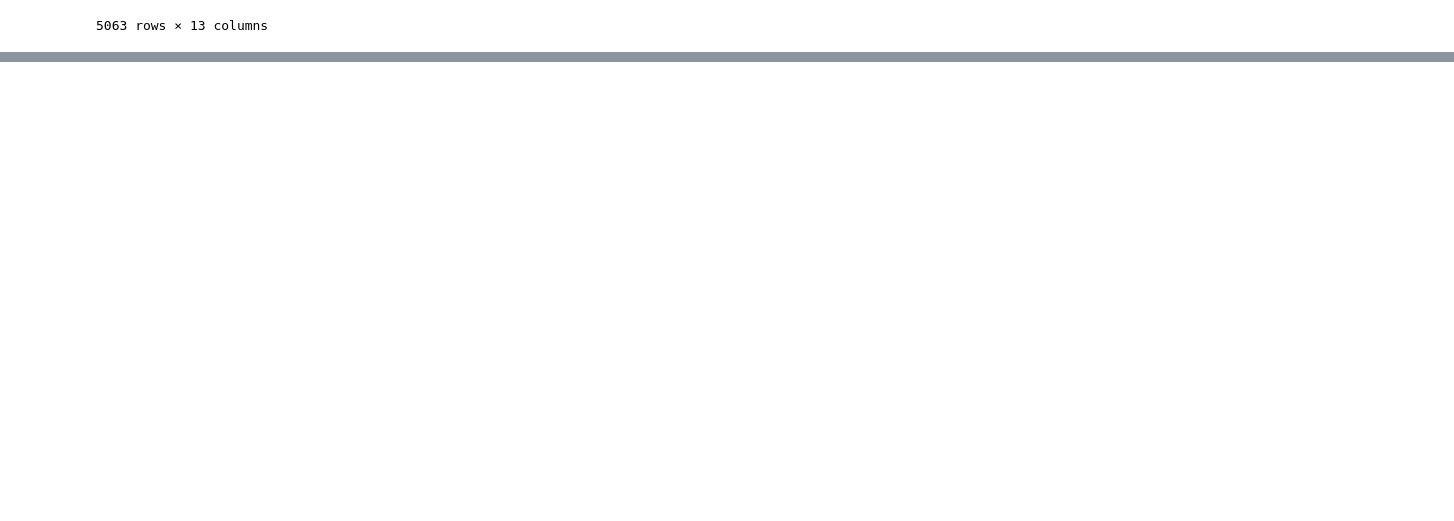
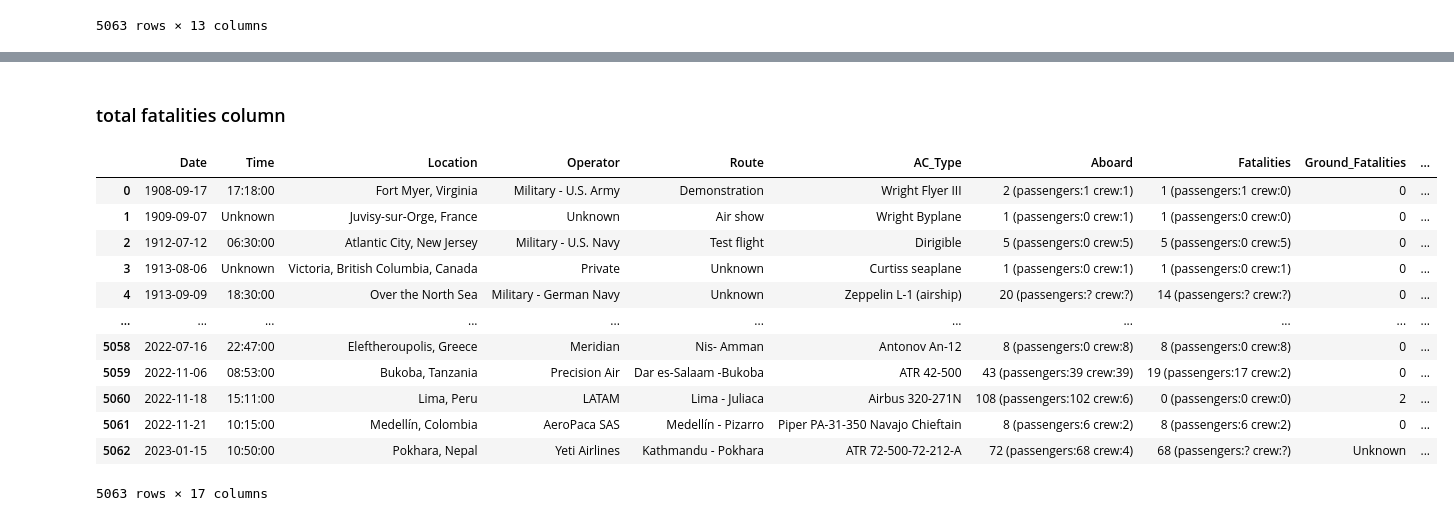
Before and after one commit to marxio09dio/Airplanes-Crashes-Study, a Jupyter notebook: data_cleaning.ipynb, the cells around one changed output, grey strips where cells are left out. Cells and saved outputs as stored; diff of their text form; code cells hidden in the pictures; blank space fills up the shorter version.

```diff
--- a/data_cleaning.ipynb
+++ b/data_cleaning.ipynb
@@ -149,0 +145,8 @@ dtype: object
+# %%
+df['Passengers_Aboard'] = df['Aboard'].str.extract('passengers:(\d+)')
+df['Crew_Aboard'] = df['Aboard'].str.extract('crew:(\d+)')
+df['Passengers_Fatalities'] = df['Fatalities'].str.extract('passengers:(\d+)')
+df['Crew_Fatalities'] = df['Fatalities'].str.extract('crew:(\d+)')
+df['Aboard_Aircraft'] = df['Aboard'].str.extract('(\d+)')
+df['Aboard_Fatalities'] = df['Fatalities'].str.extract('(\d+)')
+df
@@ -149,0 +167,23 @@ dtype: object
+# %% [markdown]
+### total fatalities column
+# %%
+# since I'm not able to sum str and theres need to fill NaN wih 0, will create two new var and sum them, this way unreliable data is not added to the main dataframe
+dftotal1 =  pd.to_numeric(df['Ground_Fatalities'], errors='coerce')
+dftotal2 =  pd.to_numeric(df['Aboard_Fatalities'], errors='coerce')
+
+df['Total_Fatalites'] = dftotal1 + dftotal2
+df
+# %% [output]
+|  | Date | Time | Location | Operator | Route | AC_Type | Aboard | Fatalities | Ground_Fatalities | ... |
+| 0 | 1908-09-17 | 17:18:00 | Fort Myer, Virginia | Military - U.S. Army | Demonstration | Wright Flyer III | 2 (passengers:1 crew:1) | 1 (passengers:1 crew:0) | 0 | ... |
+| 1 | 1909-09-07 | Unknown | Juvisy-sur-Orge, France | Unknown | Air show | Wright Byplane | 1 (passengers:0 crew:1) | 1 (passengers:0 crew:0) | 0 | ... |
+| 2 | 1912-07-12 | 06:30:00 | Atlantic City, New Jersey | Military - U.S. Navy | Test flight | Dirigible | 5 (passengers:0 crew:5) | 5 (passengers:0 crew:5) | 0 | ... |
+| 3 | 1913-08-06 | Unknown | Victoria, British Columbia, Canada | Private | Unknown | Curtiss seaplane | 1 (passengers:0 crew:1) | 1 (passengers:0 crew:1) | 0 | ... |
+| 4 | 1913-09-09 | 18:30:00 | Over the North Sea | Military - German Navy | Unknown | Zeppelin L-1 (airship) | 20 (passengers:? crew:?) | 14 (passengers:? crew:?) | 0 | ... |
+| ... | ... | ... | ... | ... | ... | ... | ... | ... | ... | ... |
+| 5058 | 2022-07-16 | 22:47:00 | Eleftheroupolis, Greece | Meridian | Nis- Amman | Antonov An-12 | 8 (passengers:0 crew:8) | 8 (passengers:0 crew:8) | 0 | ... |
+| 5059 | 2022-11-06 | 08:53:00 | Bukoba, Tanzania | Precision Air | Dar es-Salaam -Bukoba | ATR 42-500 | 43 (passengers:39 crew:39) | 19 (passengers:17 crew:2) | 0 | ... |
+| 5060 | 2022-11-18 | 15:11:00 | Lima, Peru | LATAM | Lima - Juliaca | Airbus 320-271N | 108 (passengers:102 crew:6) | 0 (passengers:0 crew:0) | 2 | ... |
+| 5061 | 2022-11-21 | 10:15:00 | Medellín, Colombia | AeroPaca SAS | Medellín - Pizarro | Piper PA-31-350 Navajo Chieftain | 8 (passengers:6 crew:2) | 8 (passengers:6 crew:2) | 0 | ... |
+| 5062 | 2023-01-15 | 10:50:00 | Pokhara, Nepal | Yeti Airlines | Kathmandu - Pokhara | ATR 72-500-72-212-A | 72 (passengers:68 crew:4) | 68 (passengers:? crew:?) | Unknown | ... |
+5063 rows × 17 columns
```
Also changed, not shown: parts of 26 cells of this notebook, 1 other file.
